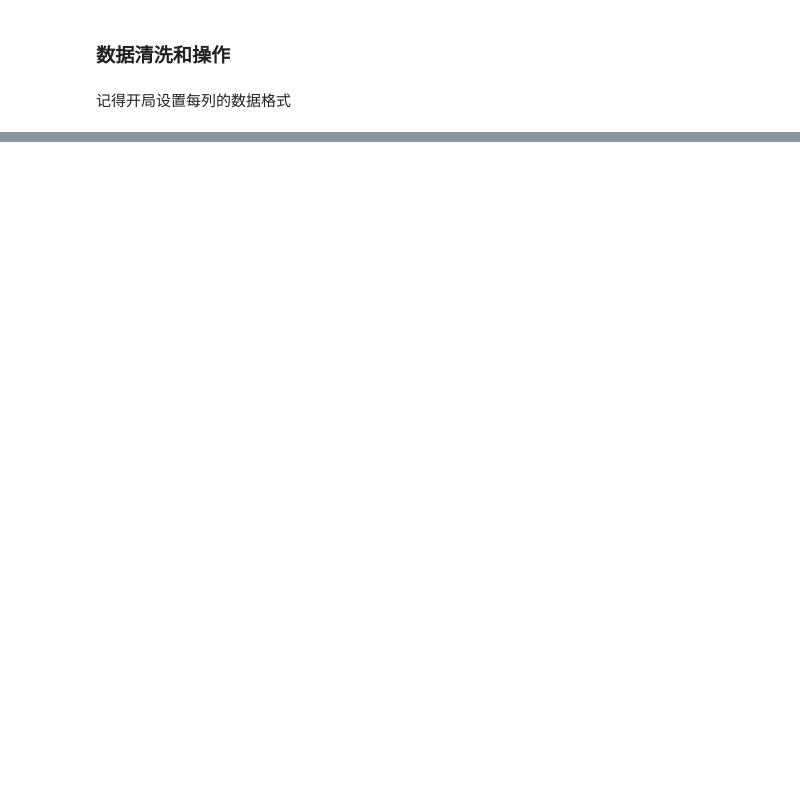
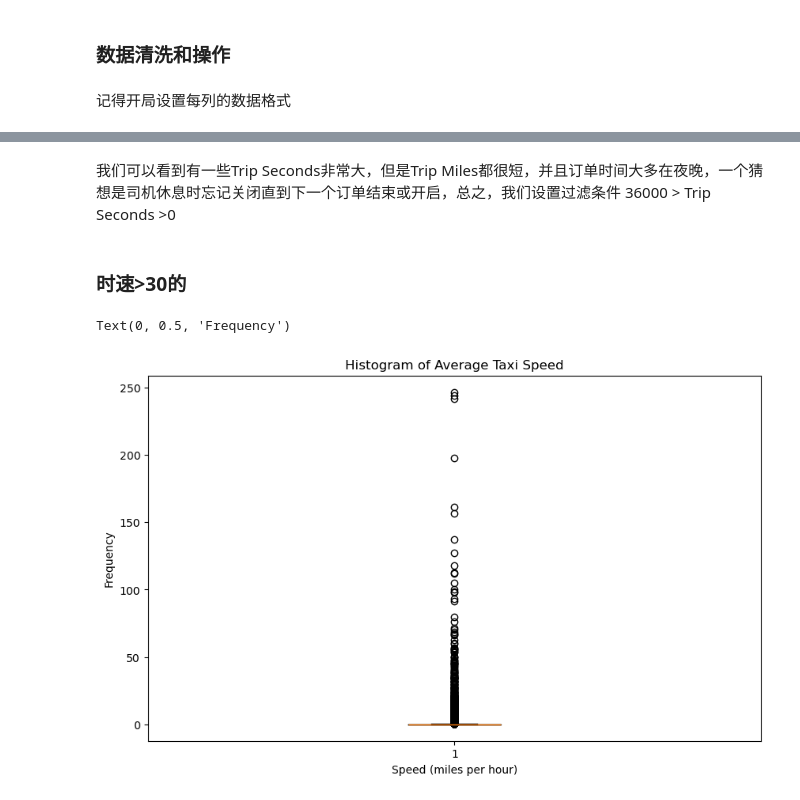
Before and after one commit to MengyuanHan1/CASA0006-Data-Science-for-Spatial-Systems, a Jupyter notebook: DSSS.ipynb, the cells around one changed output, grey strips where cells are left out. Saved outputs shown, nothing was run; the diff lists cells and outputs as text; code cells hidden in the pictures; blank space fills up the shorter version.

```diff
--- a/DSSS.ipynb
+++ b/DSSS.ipynb
@@ -12,0 +99,2 @@
+# %%
+data = taxi.merge(weather, on=['days_from_base', 'hour'])
@@ -23,0 +207,19 @@ extras和tolls特别大的订单有几个是来自同几个taxi id，并且查
+# %%
+#重新组织data
+
+# 定义感兴趣的列
+columns_of_interest = [
+    'Trip_ID', 'Taxi_ID', 'Trip_Start_Timestamp', 'Trip_End_Timestamp',
+    'Trip_Seconds', 'Trip_Miles', 'Pickup_Community_Area',
+    'Dropoff_Community_Area', 'Fare', 'Tips', 'Tolls', 'Extras',
+    'Trip_Total', 'Payment_Type', 'Company', 'days_from_base',
+    'hour', 'temp', 'feelslike', 'dew', 'humidity',
+    'precip', 'snow', 'snowdepth', 'windgust',
+    'windspeed', 'winddir', 'sealevelpressure', 'cloudcover', 'visibility',
+    'solarradiation', 'solarenergy', 'uvindex'
+]
+
+# 使用这个列表过滤DataFrame，只保留感兴趣的列
+data = data[columns_of_interest]
+
+data.isnull().sum()
@@ -23,0 +307,3 @@ extras和tolls特别大的订单有几个是来自同几个taxi id，并且查
+# %%
+# 应用过滤条件：选择Trip_Miles大于0且小于200的行
+data = data[(data['Trip_Miles'] > 0) & (data['Trip_Miles'] < 200)]
@@ -23,0 +350,20 @@ extras和tolls特别大的订单有几个是来自同几个taxi id，并且查
+# %% [markdown]
+我们可以看到有一些Trip Seconds非常大，但是Trip Miles都很短，并且订单时间大多在夜晚，一个猜想是司机休息时忘记关闭直到下一个订单结束或开启，总之，我们设置过滤条件 36000 > Trip Seconds >0
+# %%
+# 应用过滤条件：选择Trip_Miles大于0且小于36000的行
+data = data[(data['Trip_Seconds'] > 0) & (data['Trip_Seconds'] < 36000)]
+# %% [markdown]
+### 时速>30的
+# %%
+# 计算平均时速
+data['Average_Speed'] = (data['Trip_Seconds'] / 3600) / data['Trip_Miles']
+
+# 绘制直方图
+plt.figure(figsize=(10, 6))
+plt.boxplot(data['Average_Speed'])
+plt.title('Histogram of Average Taxi Speed')
+plt.xlabel('Speed (miles per hour)')
+plt.ylabel('Frequency')
+# %% [output]
+Text(0, 0.5, 'Frequency')
+[figure, added]
```
Also changed, not shown: parts of 51 cells of this notebook.
